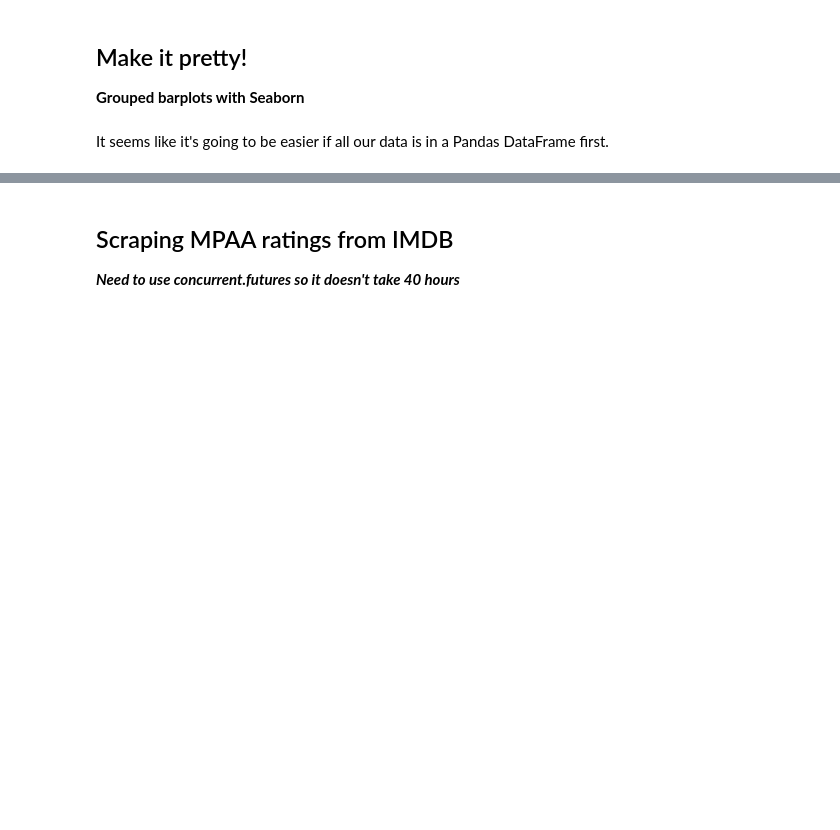
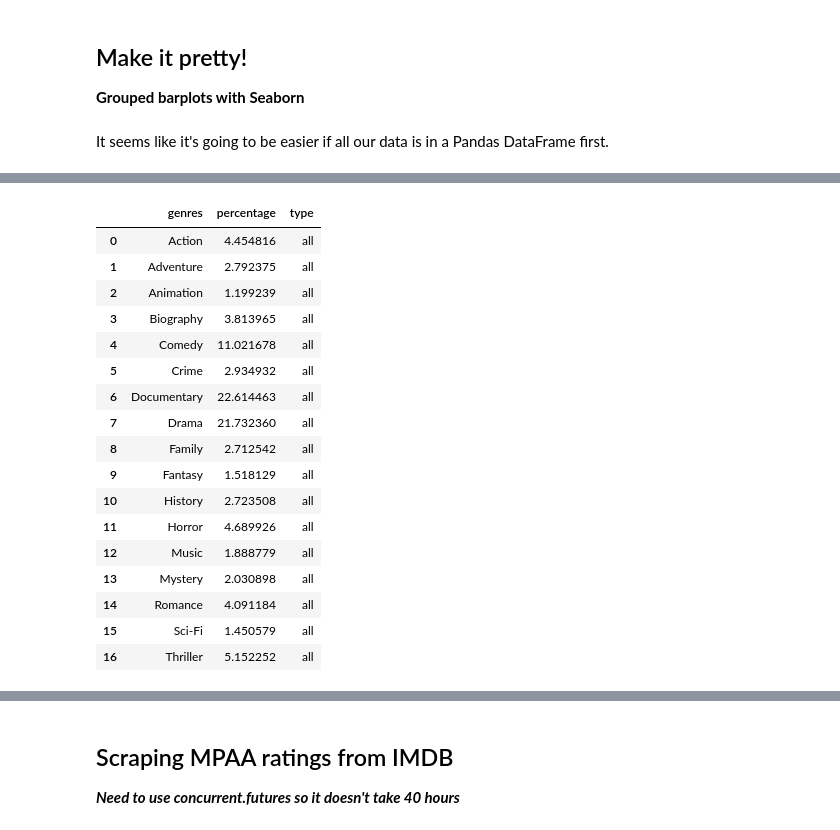
Before and after one commit to jmarkowi/Microsoft-Studios-Analysis, a Jupyter notebook: jmark_working_nb.ipynb, the cells around one changed output, grey strips where cells are left out. Cells and saved outputs as stored; diff of their text form; code cells hidden in the pictures; blank space fills up the shorter version.

```diff
--- a/jmark_working_nb.ipynb
+++ b/jmark_working_nb.ipynb
@@ -731,0 +749,25 @@ sns.set_theme(style="whitegrid")
+# %%
+all_genres = pd.DataFrame.from_dict(gen_genre_counts, orient='index', columns=['percentage'])
+all_genres.reset_index(inplace=True)
+all_genres.rename(columns={'index': 'genres'}, inplace=True)
+all_genres['type'] = 'all'
+all_genres
+# %% [output]
+|  | genres | percentage | type |
+| 0 | Action | 4.454816 | all |
+| 1 | Adventure | 2.792375 | all |
+| 2 | Animation | 1.199239 | all |
+| 3 | Biography | 3.813965 | all |
+| 4 | Comedy | 11.021678 | all |
+| 5 | Crime | 2.934932 | all |
+| 6 | Documentary | 22.614463 | all |
+| 7 | Drama | 21.732360 | all |
+| 8 | Family | 2.712542 | all |
+| 9 | Fantasy | 1.518129 | all |
+| 10 | History | 2.723508 | all |
+| 11 | Horror | 4.689926 | all |
+| 12 | Music | 1.888779 | all |
+| 13 | Mystery | 2.030898 | all |
+| 14 | Romance | 4.091184 | all |
+| 15 | Sci-Fi | 1.450579 | all |
+| 16 | Thriller | 5.152252 | all |
```
Also changed, not shown: parts of 15 cells of this notebook.
